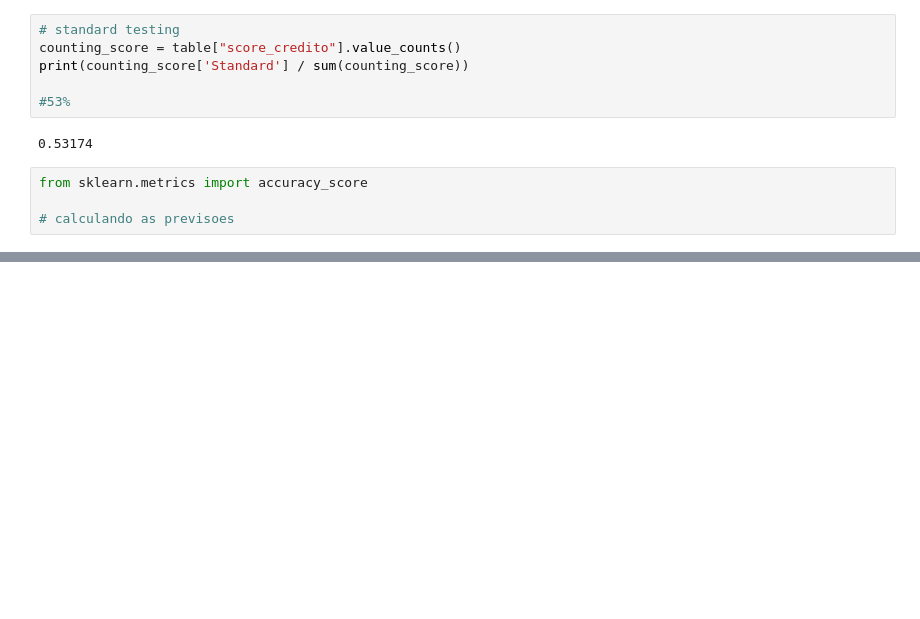
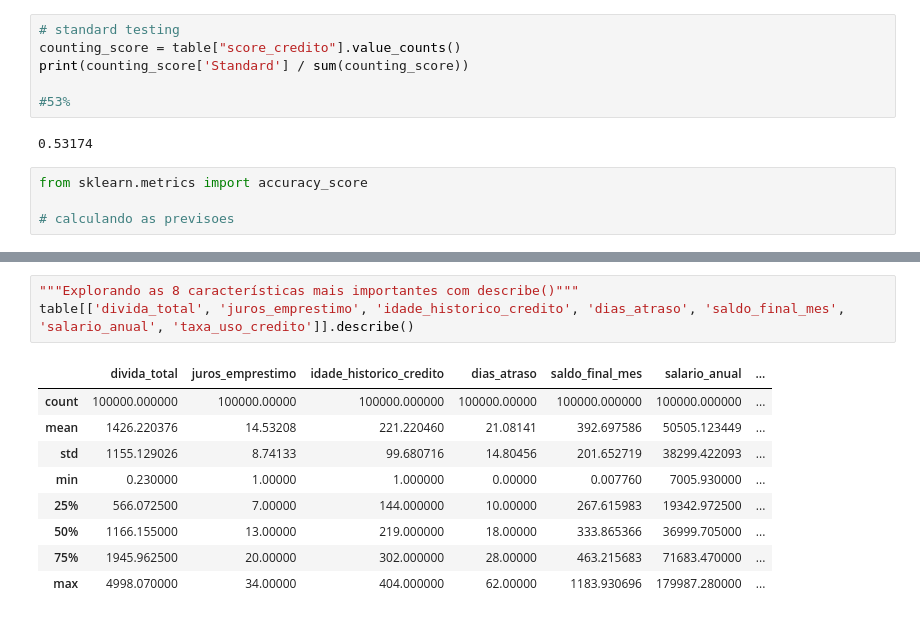
Before and after one commit to Haell39/Analise-Credito, a Jupyter notebook: main.ipynb, the cells around one changed output, grey strips where cells are left out. Saved outputs shown, nothing was run; the diff lists cells and outputs as text; blank space fills up the shorter version.

```diff
--- a/main.ipynb
+++ b/main.ipynb
@@ -158,0 +191,13 @@ display(importance)
+# %%
+"""Explorando as 8 características mais importantes com describe()"""
+table[['divida_total', 'juros_emprestimo', 'idade_historico_credito', 'dias_atraso', 'saldo_final_mes', 'salario_anual', 'taxa_uso_credito']].describe()
+# %% [output]
+|  | divida_total | juros_emprestimo | idade_historico_credito | dias_atraso | saldo_final_mes | salario_anual | ... |
+| count | 100000.000000 | 100000.00000 | 100000.000000 | 100000.00000 | 100000.000000 | 100000.000000 | ... |
+| mean | 1426.220376 | 14.53208 | 221.220460 | 21.08141 | 392.697586 | 50505.123449 | ... |
+| std | 1155.129026 | 8.74133 | 99.680716 | 14.80456 | 201.652719 | 38299.422093 | ... |
+| min | 0.230000 | 1.00000 | 1.000000 | 0.00000 | 0.007760 | 7005.930000 | ... |
+| 25% | 566.072500 | 7.00000 | 144.000000 | 10.00000 | 267.615983 | 19342.972500 | ... |
+| 50% | 1166.155000 | 13.00000 | 219.000000 | 18.00000 | 333.865366 | 36999.705000 | ... |
+| 75% | 1945.962500 | 20.00000 | 302.000000 | 28.00000 | 463.215683 | 71683.470000 | ... |
+| max | 4998.070000 | 34.00000 | 404.000000 | 62.00000 | 1183.930696 | 179987.280000 | ... |
```
Also changed, not shown: parts of 9 cells of this notebook.
